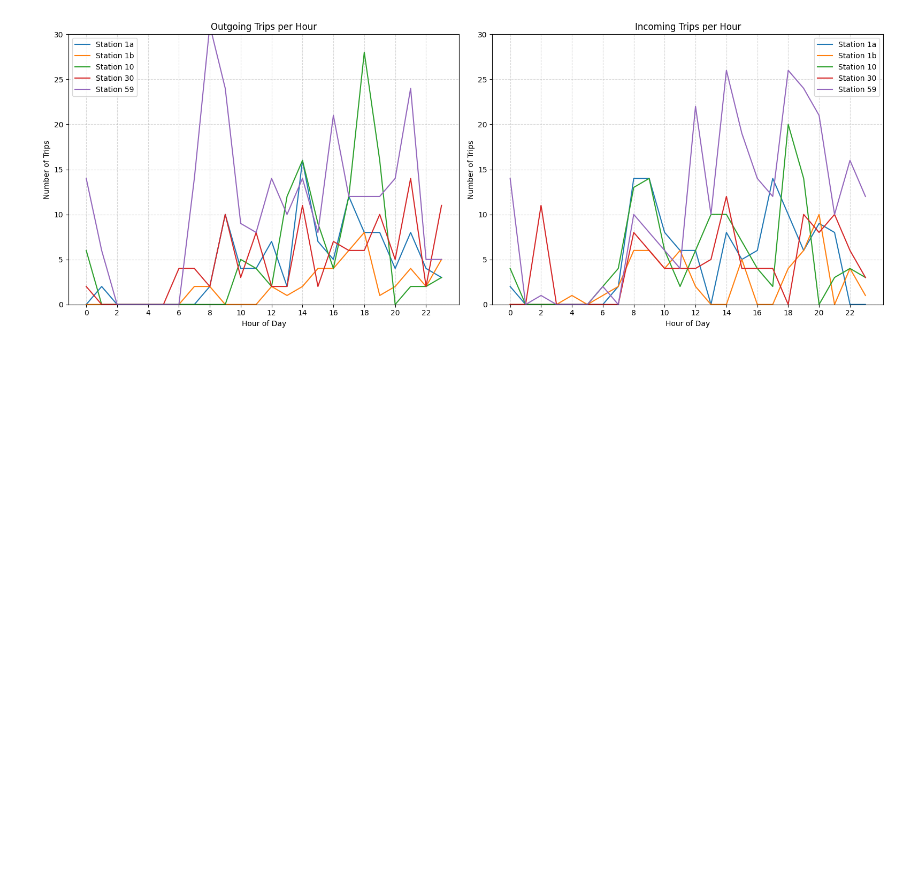
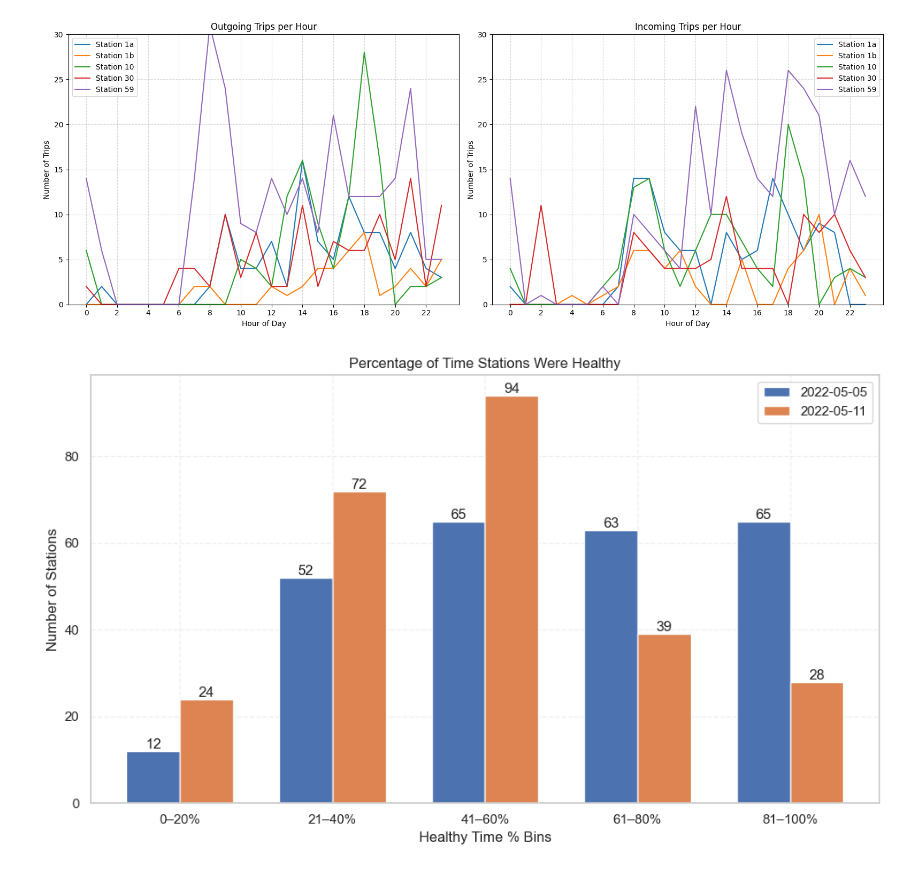
Before and after one commit to IvaNikolova/BikeSharing_project, a Jupyter notebook: data_preparation/plots.ipynb, the cells around one changed output. Cells and saved outputs as stored; diff of their text form; code cells hidden in the pictures; blank space fills up the shorter version.

Commit message:
Percentage of time when stations are healthy

```diff
--- a/data_preparation/plots.ipynb
+++ b/data_preparation/plots.ipynb
@@ -14,6 +14,10 @@ sns.set(style="whitegrid")
 may_5_df = pd.read_csv("../datasets/all_trips_05_05.csv", parse_dates=["start_time", "end_time"])
 may_11_df = pd.read_csv("../datasets/all_trips_05_11.csv", parse_dates=["start_time", "end_time"])
 
+# Load station stats files
+stats_05 = pd.read_csv("../datasets/station_stats_2022-05-05.csv")
+stats_11 = pd.read_csv("../datasets/station_stats_2022-05-11.csv")
+
 stations_df = pd.read_csv("../datasets/all_stations.csv")  # adjust path if needed
 station_name_map = stations_df.set_index("station_id")["station_name"].to_dict()
 # Add date info
@@ -433,3 +437,44 @@ plt.tight_layout()
 plt.show()
 # %% [output]
 [figure]
+# %%
+# === 10. The percentage of time, when stations are healthy ===
+stats_05["healthy_time_percentage"] = stats_05["healthy_percentage"]
+stats_11["healthy_time_percentage"] = stats_11["healthy_percentage"]
+
+# Define bins and labels
+bins = [0, 20, 40, 60, 80, 100]
+labels = ["0–20%", "21–40%", "41–60%", "61–80%", "81–100%"]
+
+# Categorize stations into bins
+stats_05["bin"] = pd.cut(stats_05["healthy_time_percentage"], bins=bins, labels=labels, include_lowest=True)
+stats_11["bin"] = pd.cut(stats_11["healthy_time_percentage"], bins=bins, labels=labels, include_lowest=True)
+
+# Count how many stations fall into each bin
+count_05 = stats_05["bin"].value_counts().sort_index()
+count_11 = stats_11["bin"].value_counts().sort_index()
+
+# Plot grouped bar chart
+x = range(len(labels))
+width = 0.35
+
+plt.figure(figsize=(10, 6))
+bars_05 = plt.bar([i - width/2 for i in x], count_05, width, label="2022-05-05")
+bars_11 = plt.bar([i + width/2 for i in x], count_11, width, label="2022-05-11")
+
+# Add text labels on top of bars
+for bar in bars_05:
+    plt.text(bar.get_x() + bar.get_width()/2, bar.get_height(), f'{int(bar.get_height())}', ha='center', va='bottom')
+for bar in bars_11:
+    plt.text(bar.get_x() + bar.get_width()/2, bar.get_height(), f'{int(bar.get_height())}', ha='center', va='bottom')
+
+plt.xticks(x, labels)
+plt.xlabel("Healthy Time % Bins")
+plt.ylabel("Number of Stations")
+plt.title("Percentage of Time Stations Were Healthy")
+plt.legend()
+plt.grid(True, linestyle="--", alpha=0.3)
+plt.tight_layout()
+plt.show()
+# %% [output]
+[figure, added]
```
Also changed, not shown: 5 other files.
